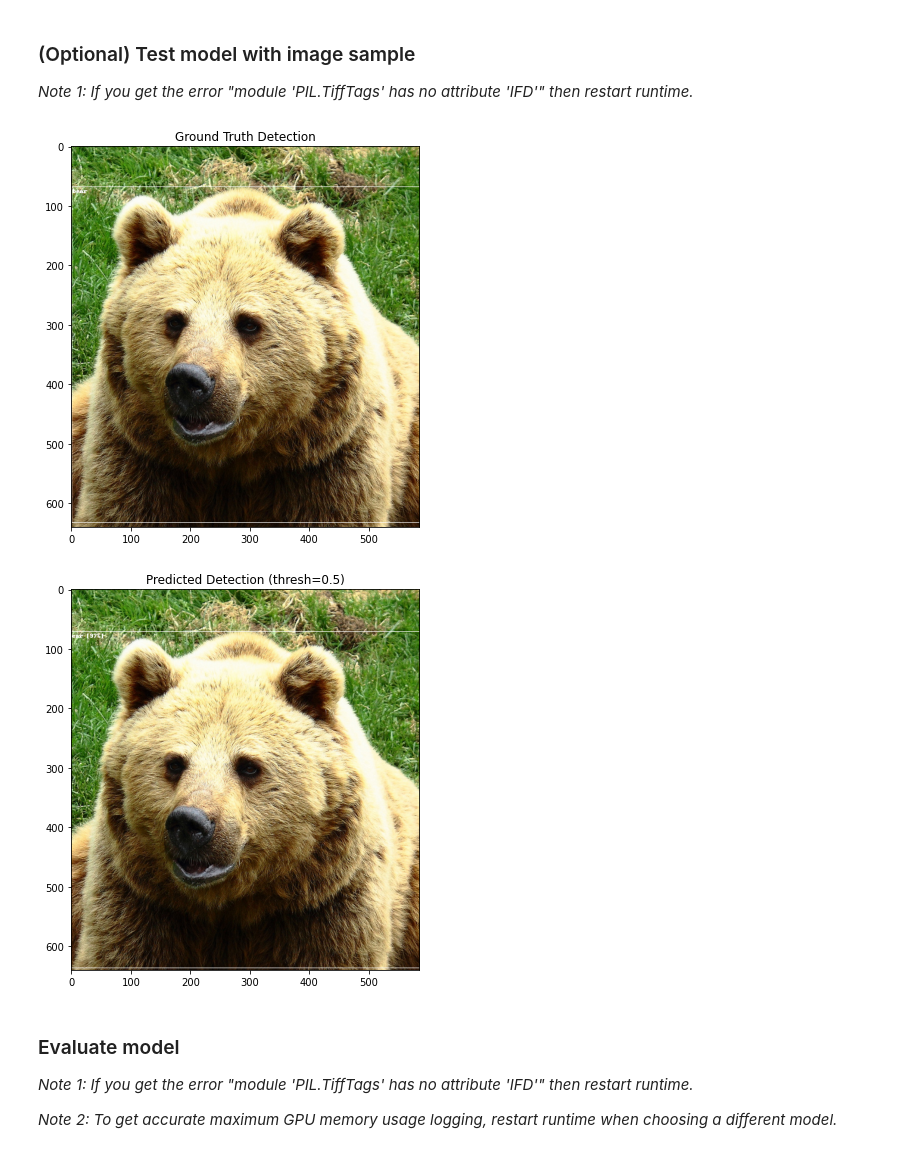
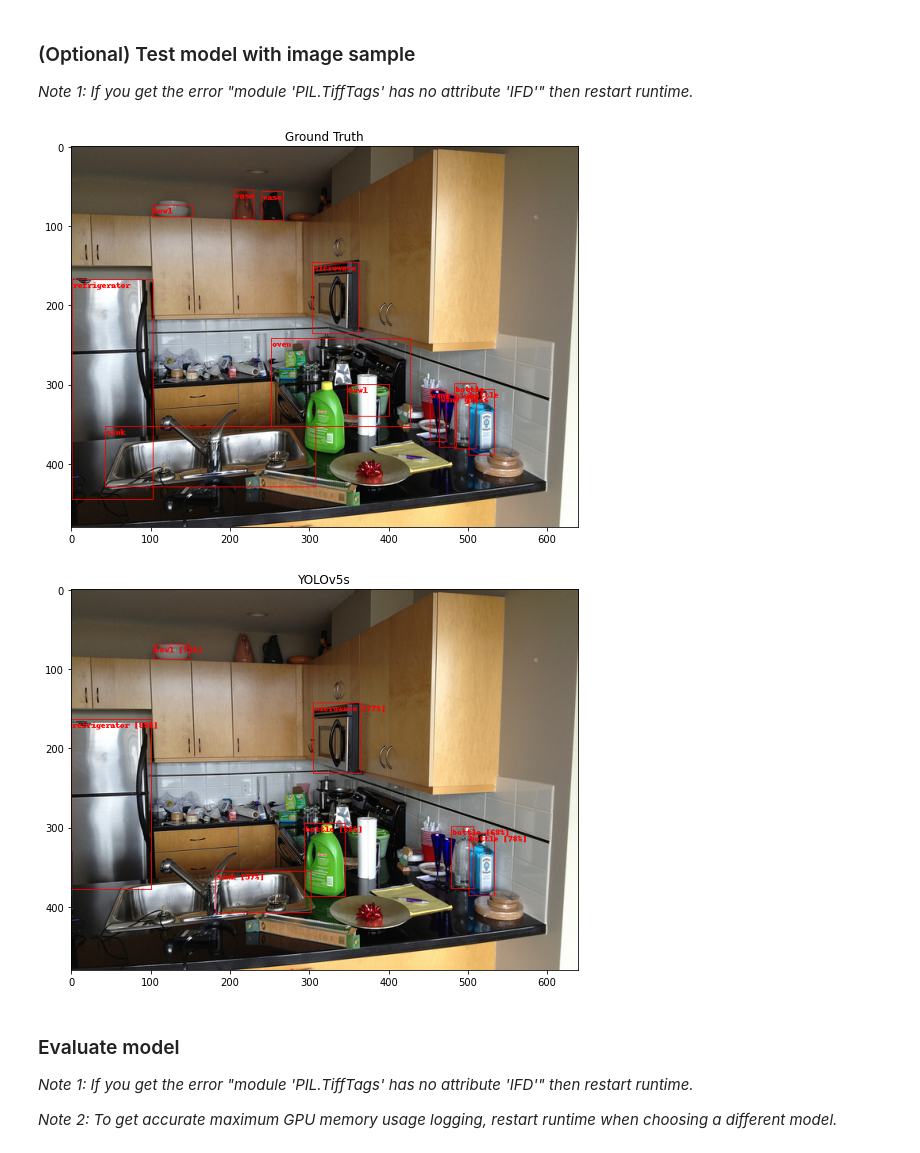
Before and after one commit to joangog/object-detection, a Jupyter notebook: coco2017_inference.ipynb, the cells around one changed output. Cells and saved outputs as stored; diff of their text form; code cells hidden in the pictures.

```diff
--- a/coco2017_inference.ipynb
+++ b/coco2017_inference.ipynb
@@ -431,7 +335,9 @@ Loaded model: YOLOv5n
 %matplotlib inline
 
 # Parameters
-img_id = 285
+img_id = 7574
+bbox_color = 'red'
+th = 0.5  # Threshold for confidence score of predicted bboxes to show
 
 # Get appropriate device for model
 if torch.cuda.is_available():
@@ -460,9 +366,9 @@ img_anns = dataset.coco.loadAnns(dataset.coco.getAnnIds([img_id]))
 # Get ground truth bboxes
 true_bboxes = SE.convert_to_xyxy(copy.deepcopy(F.Tensor([obj['bbox'] for obj in img_anns]).to(device)))  # Create deep copy to avoid updating original dataset
 true_labels = [labels[obj['category_id']] for obj in img_anns]
-true_img = U.draw_bounding_boxes(img_tensor, true_bboxes, true_labels)
+true_img = U.draw_bounding_boxes(img_tensor, true_bboxes, true_labels, colors=[bbox_color for bbox in true_bboxes])
 plt.figure(figsize = (25,7))
-plt.title('Ground Truth Detection')
+plt.title('Ground Truth') # plt.title('Ground Truth Detection')
 plot = plt.imshow(F.to_pil_image(true_img))
 
 # Generate model predictions
@@ -477,8 +383,9 @@ with torch.no_grad():
   else:
     pred = model([img_torchvision])
 
-# Get predicted bboxes
+# Get predictions
 pred_bboxes = []
+pred_masks = []
 pred_label_ids = []
 pred_labels = []
 # For YOLO v3 and v5 models
@@ -500,38 +407,55 @@ elif 'YOLOv4' in model_name:
       if conf > th:  # Show only bboxes with high confidence score
         img_height = img_cv.shape[0]
         img_width = img_cv.shape[1]
         bbox_x1 = int(bbox[0] * img_width)
         bbox_y1 = int(bbox[1] * img_height)
         bbox_x2 = int(bbox[2] * img_width)
         bbox_y2 = int(bbox[3] * img_height)
         pred_bboxes.append(torch.as_tensor([bbox_x1,bbox_y1,bbox_x2,bbox_y2]))
         label_id = labels_inv[label_names[int(bbox[6])]]  # Convert YOLO label id to COCO label id
         pred_label_ids.append(label_id)
         pred_labels.append(labels[label_id] + f' [{int(conf*100)}%]')
   if len(pred_bboxes) != 0:
     pred_bboxes = torch.stack(pred_bboxes)
 # For torchvision models
 else:
   for i, bbox in enumerate(pred[0]['boxes']):  # For every bbox
     conf = pred[0]['scores'][i]
     if conf > th:  # Show only bboxes with high confidence score
       pred_bboxes.append(bbox)
-      label_id = pred[0]['labels'][i]
+      if 'Mask' in model_name:
+        mask = pred[0]['masks'][i].squeeze()
+        pred_masks.append(mask)
+      label_id = pred[0]['labels'][i].item()
       pred_label_ids.append(label_id)
       pred_labels.append(labels[label_id] + f' [{int(conf*100)}%]')
   if len(pred_bboxes) != 0:
     pred_bboxes = torch.stack(pred_bboxes)
+    if 'Mask' in model_name:
+      pred_masks = torch.stack(pred_masks)
+      pred_masks = pred_masks > th  # Convert to boolean masks
 
+# Draw Predictions
 if len(pred_bboxes) != 0:
-  pred_img = U.draw_bounding_boxes(img_tensor, pred_bboxes, pred_labels)
+  pred_img = U.draw_bounding_boxes(img_tensor, pred_bboxes, pred_labels, colors=[bbox_color for bbox in pred_bboxes])
+  if 'Mask' in model_name:
+    pred_img_masks = U.draw_segmentation_masks(img_tensor, pred_masks, alpha=0.8)
 else:  # If no bboxes are found just return the image
   pred_img = img_tensor
+  if 'Mask' in model_name:
+    pred_img_masks = img_tensor
+
+# Plot Predictions
 plt.figure(figsize = (25,7))
-plt.title(f'Predicted Detection (thresh={th})')
+plt.title(f'{model_name}') # plt.title(f'Predicted Detection (thresh={th})')
 plot = plt.imshow(F.to_pil_image(pred_img))
+if 'Mask' in model_name:
+    plt.figure(figsize = (25,7))
+    plt.title(f'{model_name}') # plt.title(f'Predicted Detection (thresh={th})')
+    plot = plt.imshow(F.to_pil_image(pred_img_masks))
 # %% [output]
-[figure, old version]
+[figure, new version]
-[figure, old version]
+[figure, new version]
 # %% [markdown]
 ### Evaluate model
 *Note 1: If you get the error "module 'PIL.TiffTags' has no attribute 'IFD'" then restart runtime.*
```
Also changed, not shown: parts of 18 cells of this notebook.
